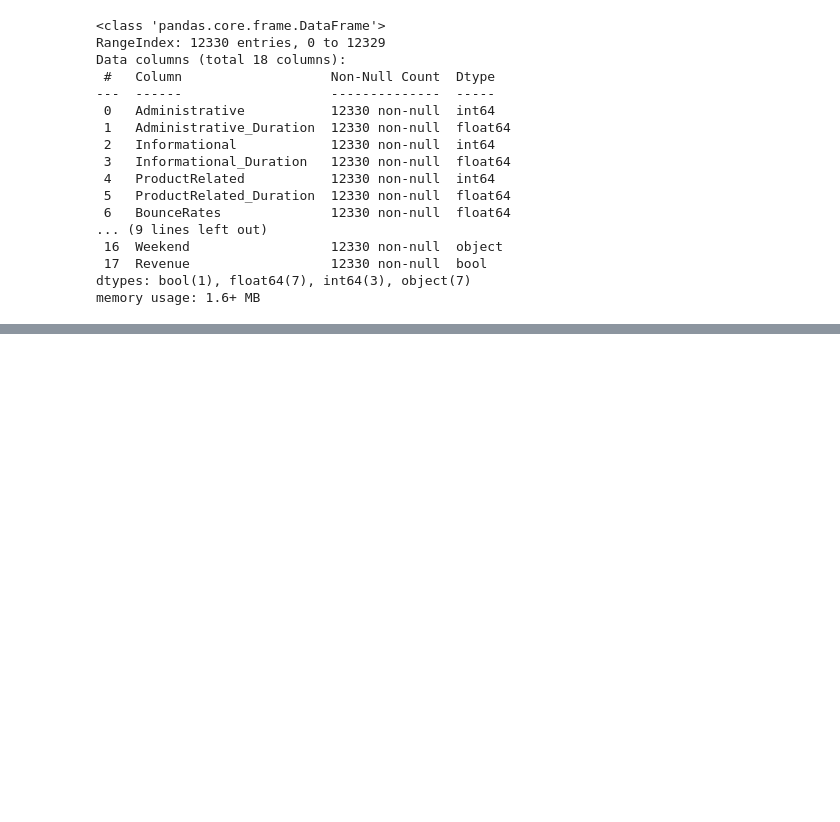
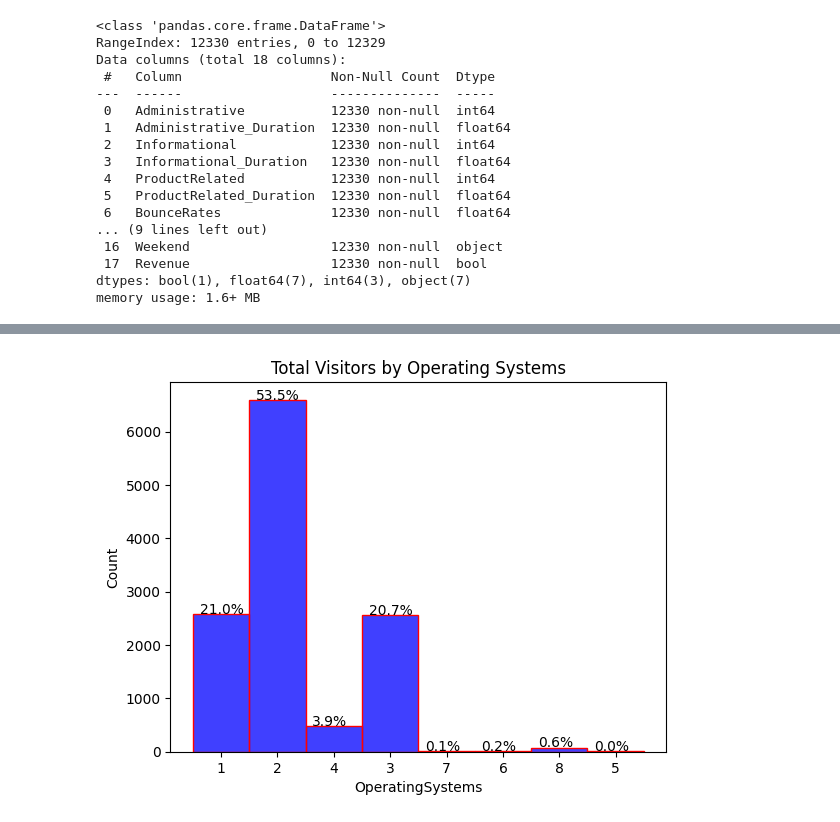
Before and after one commit to kayodeolusanya/Jumia-Online-Shoppers-Intention, a Jupyter notebook: Jumia_Online_Shoppers_Intention.ipynb, the cells around one changed output, grey strips where cells are left out. Cells and saved outputs as stored; diff of their text form; code cells hidden in the pictures; blank space fills up the shorter version.

```diff
--- a/Jumia_Online_Shoppers_Intention.ipynb
+++ b/Jumia_Online_Shoppers_Intention.ipynb
@@ -207,0 +211,15 @@ Name: VisitorType, dtype: int64
+# %%
+ax = sns.histplot(df['OperatingSystems'], color = 'blue',ec='red')
+plt.title('Total Visitors by Operating Systems')
+
+# Adding data labels to the bars
+total = float(len(df['OperatingSystems']))
+for p in ax.patches:
+    percentage = '{:.1f}%'.format(100 * p.get_height()/total)
+    x = p.get_x() + p.get_width() / 6 - 0.05
+    y = p.get_y() + p.get_height() + 5
+    ax.annotate(percentage, (x, y))
+
+plt.show()
+# %% [output]
+[figure, added]
```
Also changed, not shown: parts of 13 cells of this notebook.
